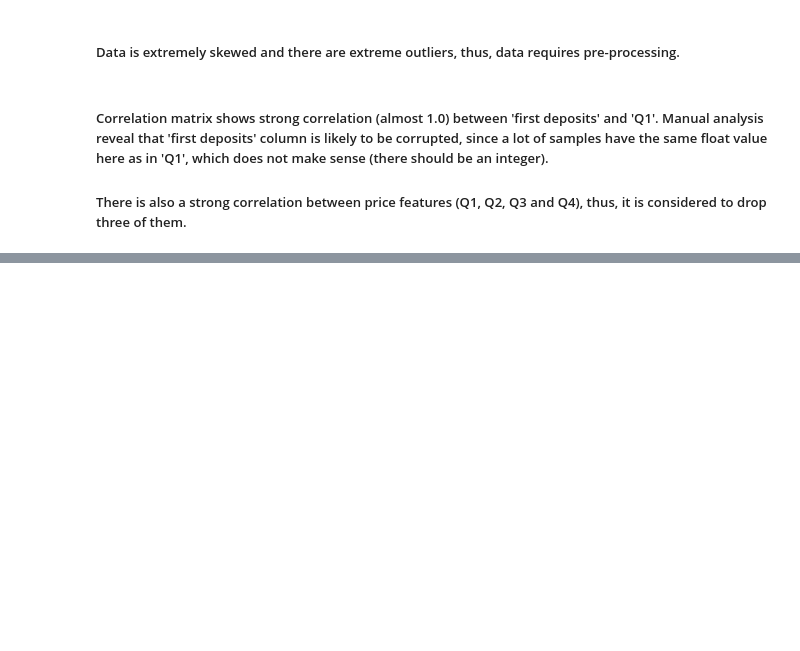
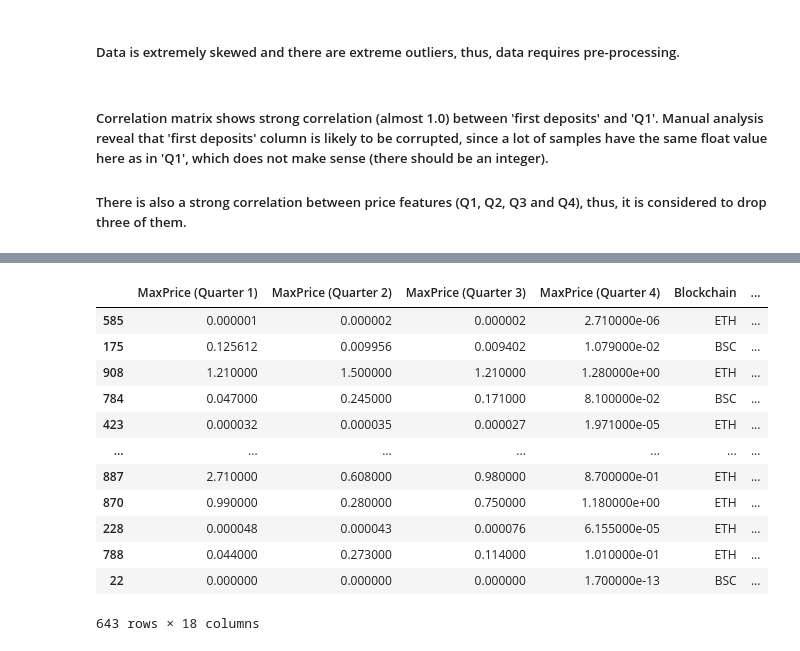
Before and after one commit to Luero/ML_RugPull_Detector, a Jupyter notebook: TM-RugPull initial analysis.ipynb, the cells around one changed output, grey strips where cells are left out. Cells and saved outputs as stored; diff of their text form; code cells hidden in the pictures; blank space fills up the shorter version.

```diff
--- a/TM-RugPull initial analysis.ipynb
+++ b/TM-RugPull initial analysis.ipynb
@@ -331,9 +420,23 @@ pyplot.show()
 # %%
 # Remove 'first deposits' manually, since it seems to be corrupted (in majority cases it reproduces Q1 figures, which are prices, not deposits count)
 # TODO: consider to replace 'first deposits' (number of initial liquidity deposit events)??
 
-for set in data_sets:
-    set.drop(columns=['first deposits'], inplace=True)
+for data_set in data_sets:
+    data_set.drop(columns=['first deposits'], inplace=True)
 
 train_set
+# %% [output]
+|  | MaxPrice (Quarter 1) | MaxPrice (Quarter 2) | MaxPrice (Quarter 3) | MaxPrice (Quarter 4) | Blockchain | ... |
+| 585 | 0.000001 | 0.000002 | 0.000002 | 2.710000e-06 | ETH | ... |
+| 175 | 0.125612 | 0.009956 | 0.009402 | 1.079000e-02 | BSC | ... |
+| 908 | 1.210000 | 1.500000 | 1.210000 | 1.280000e+00 | ETH | ... |
+| 784 | 0.047000 | 0.245000 | 0.171000 | 8.100000e-02 | BSC | ... |
+| 423 | 0.000032 | 0.000035 | 0.000027 | 1.971000e-05 | ETH | ... |
+| ... | ... | ... | ... | ... | ... | ... |
+| 887 | 2.710000 | 0.608000 | 0.980000 | 8.700000e-01 | ETH | ... |
+| 870 | 0.990000 | 0.280000 | 0.750000 | 1.180000e+00 | ETH | ... |
+| 228 | 0.000048 | 0.000043 | 0.000076 | 6.155000e-05 | ETH | ... |
+| 788 | 0.044000 | 0.273000 | 0.114000 | 1.010000e-01 | ETH | ... |
+| 22 | 0.000000 | 0.000000 | 0.000000 | 1.700000e-13 | BSC | ... |
+643 rows × 18 columns
 # %%
```
Also changed, not shown: parts of 12 cells of this notebook.
